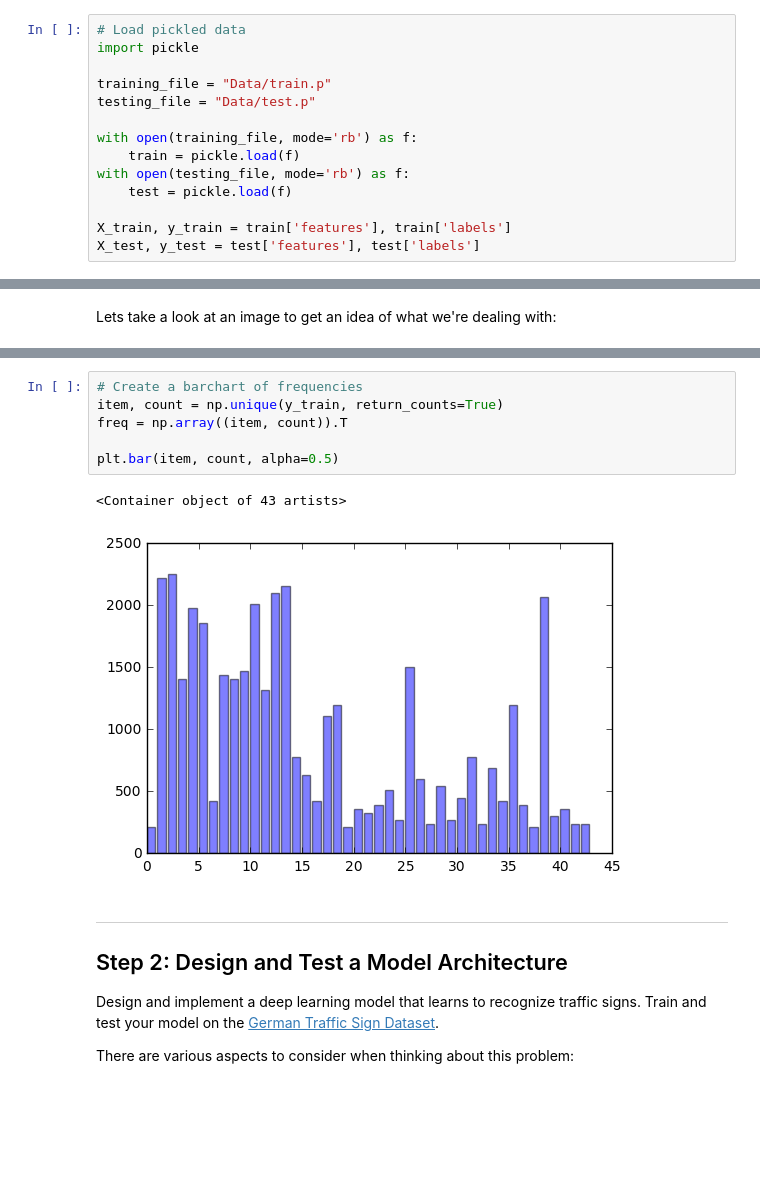
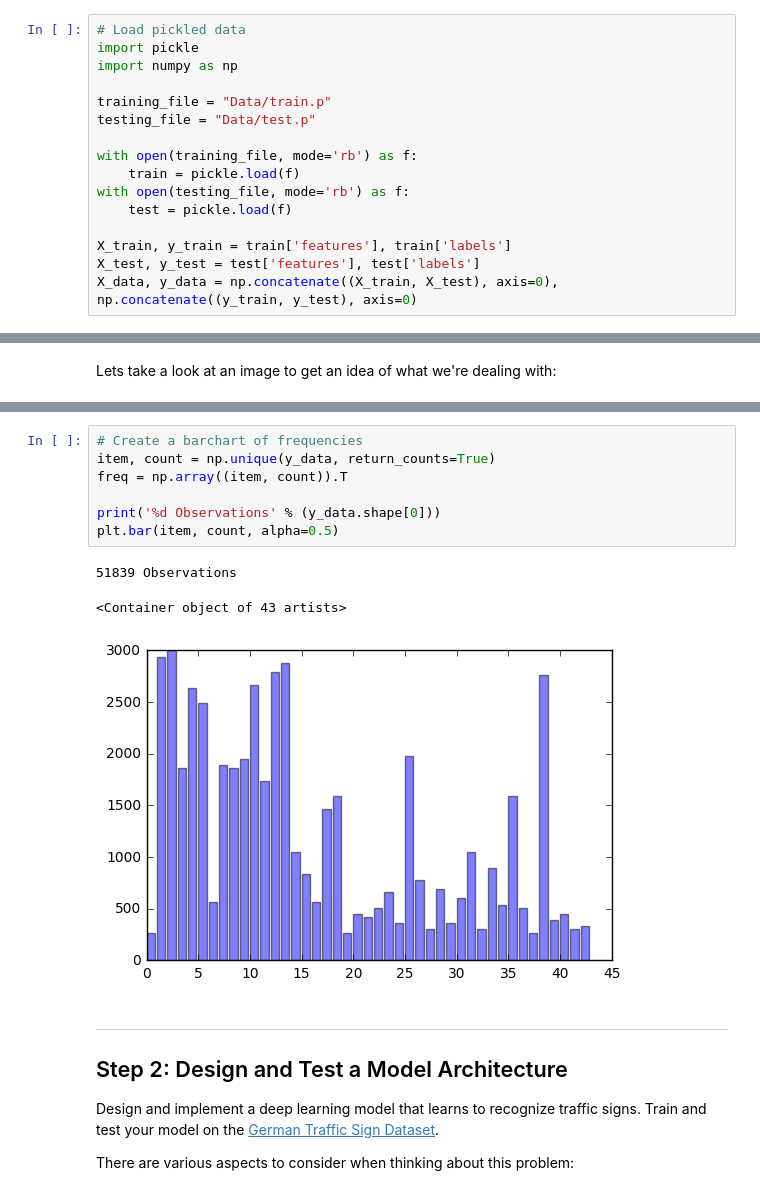
Before and after one commit to jpthalman/CarND, a Jupyter notebook: Projects/P2-TrafficSigns/Traffic_Signs_Recognition.ipynb, the cells around one changed output, grey strips where cells are left out. Drawn from its saved outputs; the diff is of its cells as text; blank space fills up the shorter version.

```diff
--- a/Projects/P2-TrafficSigns/Traffic_Signs_Recognition.ipynb
+++ b/Projects/P2-TrafficSigns/Traffic_Signs_Recognition.ipynb
@@ -16,6 +16,7 @@ In addition to implementing code, there will be questions that you must answer w
 # %%
 # Load pickled data
 import pickle
+import numpy as np
 
 training_file = "Data/train.p"
 testing_file = "Data/test.p"
@@ -27,6 +28,7 @@ with open(testing_file, mode='rb') as f:
 
 X_train, y_train = train['features'], train['labels']
 X_test, y_test = test['features'], test['labels']
+X_data, y_data = np.concatenate((X_train, X_test), axis=0), np.concatenate((y_train, y_test), axis=0)
 # %% [markdown]
 ---
 
@@ -97,12 +116,14 @@ plt.imshow(stacked)
 # %%
 # Create a barchart of frequencies
-item, count = np.unique(y_train, return_counts=True)
+item, count = np.unique(y_data, return_counts=True)
 freq = np.array((item, count)).T
 
+print('%d Observations' % (y_data.shape[0]))
 plt.bar(item, count, alpha=0.5)
 # %% [output]
-<Container object of 43 artists>
+51839 Observations
+<Container object of 43 artists>
-[figure, old version]
+[figure, new version]
 # %% [markdown]
 ----
 
```
Also changed, not shown: parts of 40 cells of this notebook, 37 other files.
